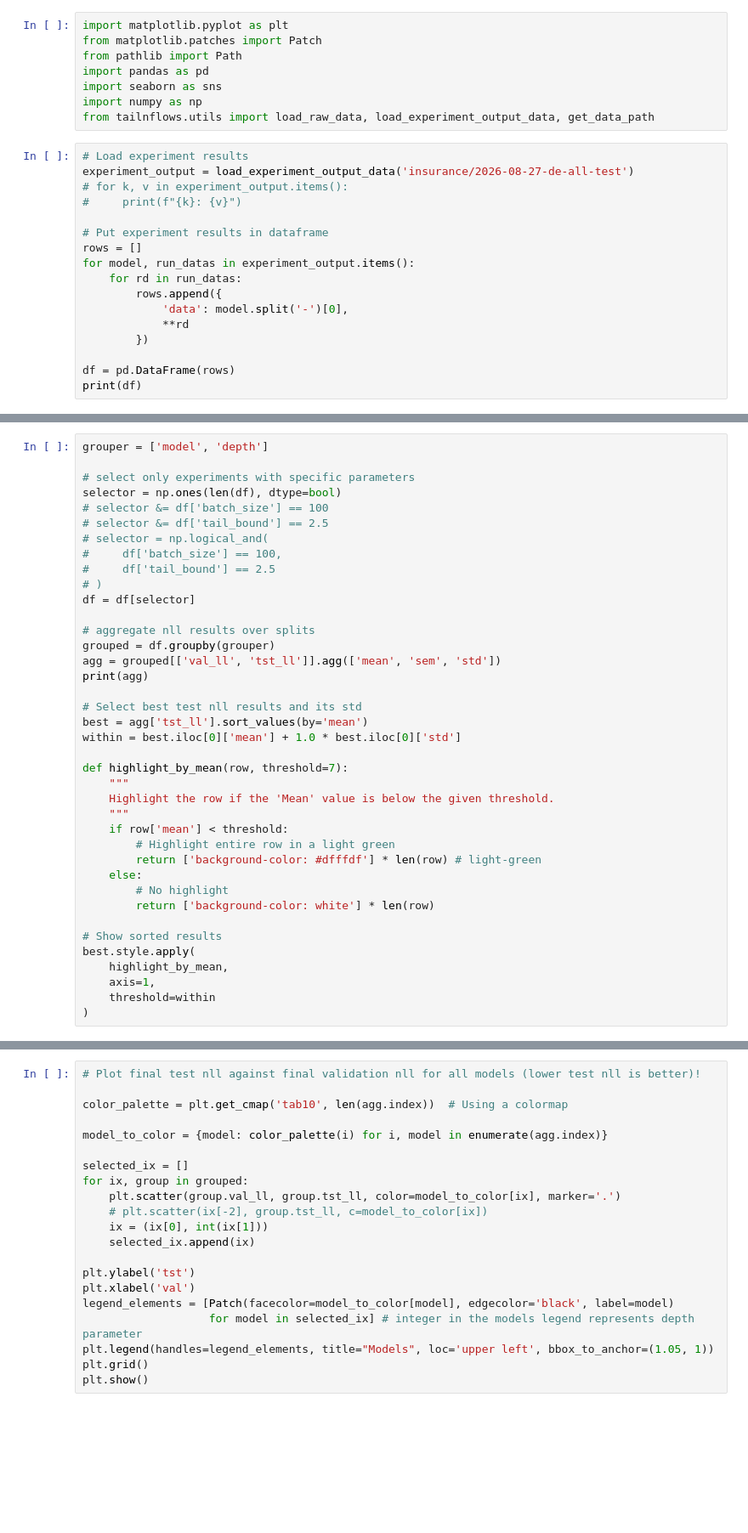
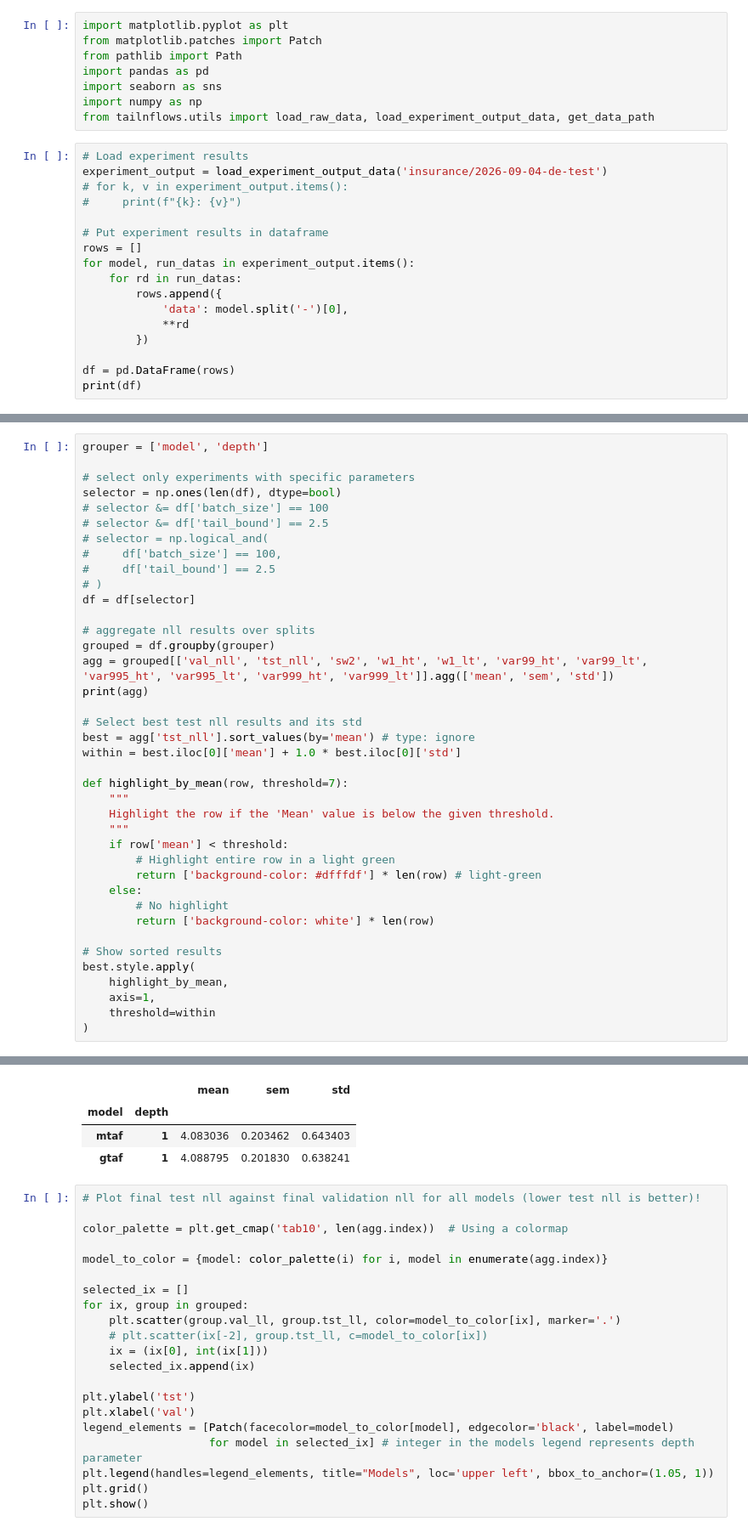
Before and after one commit to Lukas2412/tailnflows, a Jupyter notebook: experiments/density_estimation_real_data/results_analysis.ipynb, the cells around one changed output, grey strips where cells are left out. Shown at 85% size. Saved outputs shown, nothing was run; the diff lists cells and outputs as text; blank space fills up the shorter version.

```diff
--- a/experiments/density_estimation_real_data/results_analysis.ipynb
+++ b/experiments/density_estimation_real_data/results_analysis.ipynb
@@ -8,7 +8,7 @@ import numpy as np
 from tailnflows.utils import load_raw_data, load_experiment_output_data, get_data_path
 # %%
 # Load experiment results
-experiment_output = load_experiment_output_data('insurance/2026-08-27-de-all-test')
+experiment_output = load_experiment_output_data('insurance/2026-09-04-de-test')
 # for k, v in experiment_output.items():
 #     print(f"{k}: {v}")
 
@@ -38,11 +56,11 @@ df = df[selector]
 
 # aggregate nll results over splits
 grouped = df.groupby(grouper)
-agg = grouped[['val_ll', 'tst_ll']].agg(['mean', 'sem', 'std'])
+agg = grouped[['val_nll', 'tst_nll', 'sw2', 'w1_ht', 'w1_lt', 'var99_ht', 'var99_lt', 'var995_ht', 'var995_lt', 'var999_ht', 'var999_lt']].agg(['mean', 'sem', 'std'])
 print(agg)
 
 # Select best test nll results and its std
-best = agg['tst_ll'].sort_values(by='mean')
+best = agg['tst_nll'].sort_values(by='mean') # type: ignore
 within = best.iloc[0]['mean'] + 1.0 * best.iloc[0]['std']
 
 def highlight_by_mean(row, threshold=7):
@@ -62,3 +80,4 @@ best.style.apply(
     axis=1,
     threshold=within
 )
+# %% [output]
@@ -65,3 +103,7 @@ best.style.apply(
+|  |  | mean | sem | std |
+| model | depth |  |  |  |
+| mtaf | 1 | 4.083036 | 0.203462 | 0.643403 |
+| gtaf | 1 | 4.088795 | 0.201830 | 0.638241 |
 # %%
 # Plot final test nll against final validation nll for all models (lower test nll is better)!
 
```
Also changed, not shown: parts of 3 cells of this notebook, 5 other files.
